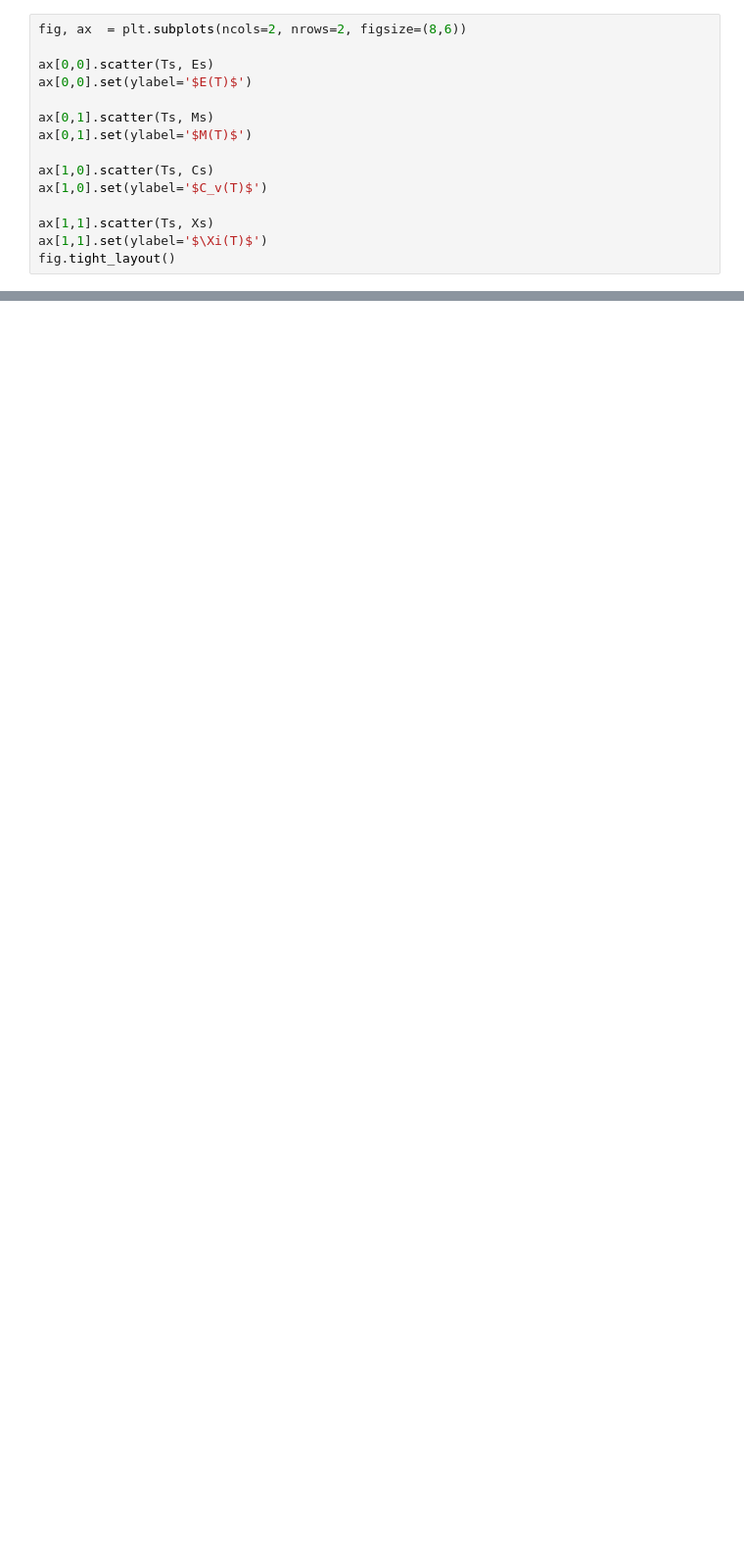
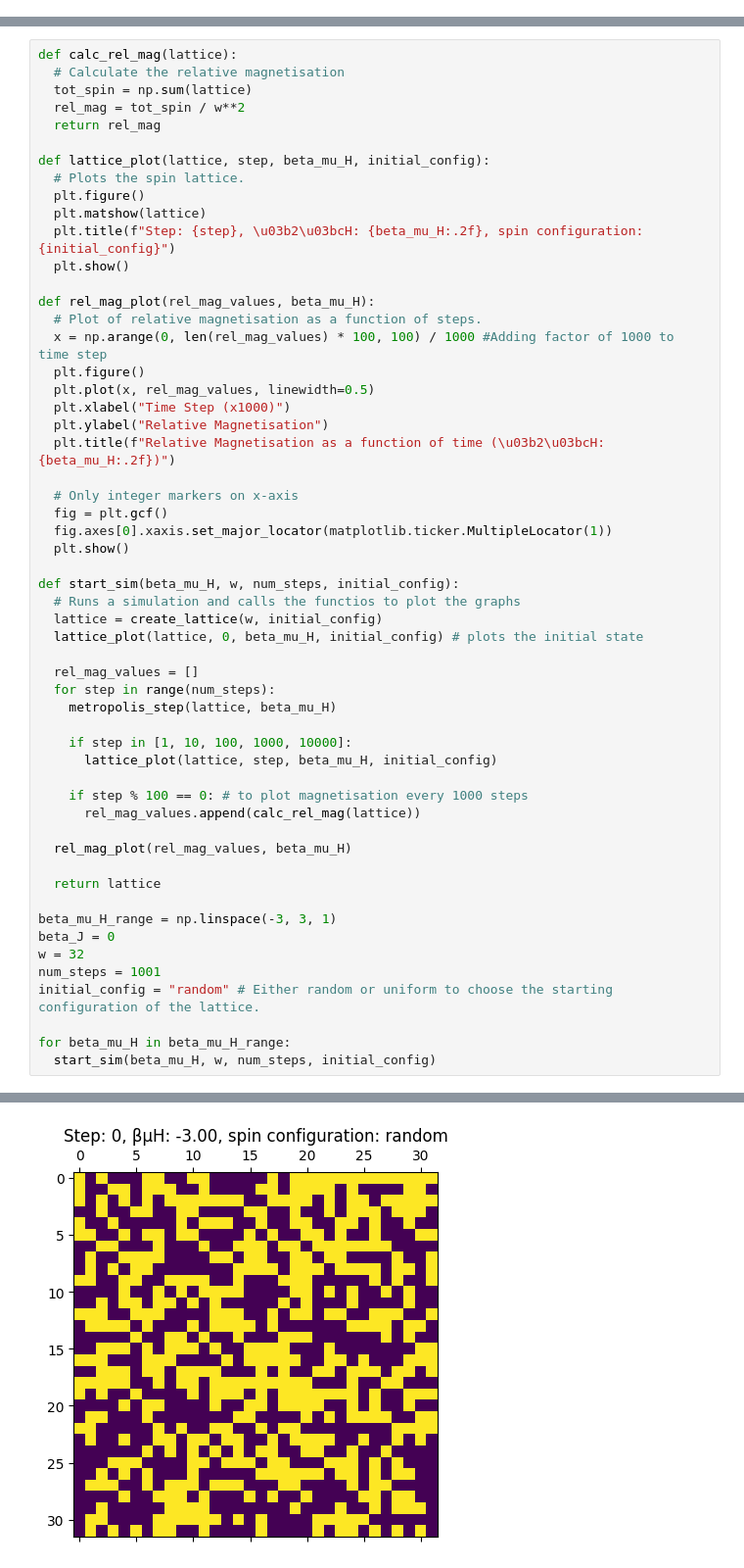
Before and after one commit to arelakaunu/mcmc-cw, a Jupyter notebook: metropolis.ipynb, the cells around one changed output, grey strips where cells are left out. Shown at 98% size. Saved outputs shown, nothing was run; the diff lists cells and outputs as text; blank space fills up the shorter version.

Commit message:
adding old metropolis notebook

```diff
--- a/metropolis.ipynb
+++ b/metropolis.ipynb
@@ -117,15 +0,0 @@ for T in Ts:
-# %%
-fig, ax  = plt.subplots(ncols=2, nrows=2, figsize=(8,6))
-
-ax[0,0].scatter(Ts, Es)
-ax[0,0].set(ylabel='$E(T)$')
-
-ax[0,1].scatter(Ts, Ms)
-ax[0,1].set(ylabel='$M(T)$')
-
-ax[1,0].scatter(Ts, Cs)
-ax[1,0].set(ylabel='$C_v(T)$')
-
-ax[1,1].scatter(Ts, Xs)
-ax[1,1].set(ylabel='$\Xi(T)$')
-fig.tight_layout()
@@ -146,0 +38,56 @@ plt.show()
+# %%
+def calc_rel_mag(lattice):
+  # Calculate the relative magnetisation
+  tot_spin = np.sum(lattice)
+  rel_mag = tot_spin / w**2
+  return rel_mag
+
+def lattice_plot(lattice, step, beta_mu_H, initial_config):
+  # Plots the spin lattice.
+  plt.figure()
+  plt.matshow(lattice)
+  plt.title(f"Step: {step}, \u03b2\u03bcH: {beta_mu_H:.2f}, spin configuration: {initial_config}")
+  plt.show()
+
+def rel_mag_plot(rel_mag_values, beta_mu_H):
+  # Plot of relative magnetisation as a function of steps.
+  x = np.arange(0, len(rel_mag_values) * 100, 100) / 1000 #Adding factor of 1000 to time step
+  plt.figure()
+  plt.plot(x, rel_mag_values, linewidth=0.5)
+  plt.xlabel("Time Step (x1000)")
+  plt.ylabel("Relative Magnetisation")
+  plt.title(f"Relative Magnetisation as a function of time (\u03b2\u03bcH: {beta_mu_H:.2f})")
+
+  # Only integer markers on x-axis
+  fig = plt.gcf()
+  fig.axes[0].xaxis.set_major_locator(matplotlib.ticker.MultipleLocator(1))
+  plt.show()
+
+def start_sim(beta_mu_H, w, num_steps, initial_config):
+  # Runs a simulation and calls the functios to plot the graphs
+  lattice = create_lattice(w, initial_config)
+  lattice_plot(lattice, 0, beta_mu_H, initial_config) # plots the initial state
+
+  rel_mag_values = []
+  for step in range(num_steps):
+    metropolis_step(lattice, beta_mu_H)
+
+    if step in [1, 10, 100, 1000, 10000]:
+      lattice_plot(lattice, step, beta_mu_H, initial_config)
+
+    if step % 100 == 0: # to plot magnetisation every 1000 steps
+      rel_mag_values.append(calc_rel_mag(lattice))
+
+  rel_mag_plot(rel_mag_values, beta_mu_H)
+
+  return lattice
+
+beta_mu_H_range = np.linspace(-3, 3, 1)
+beta_J = 0
+w = 32
+num_steps = 1001
+initial_config = "random" # Either random or uniform to choose the starting configuration of the lattice.
+
+for beta_mu_H in beta_mu_H_range:
+  start_sim(beta_mu_H, w, num_steps, initial_config)
+# %% [output]
@@ -146,0 +95 @@ plt.show()
+[figure, added]
```
Also changed, not shown: parts of 10 cells of this notebook.
